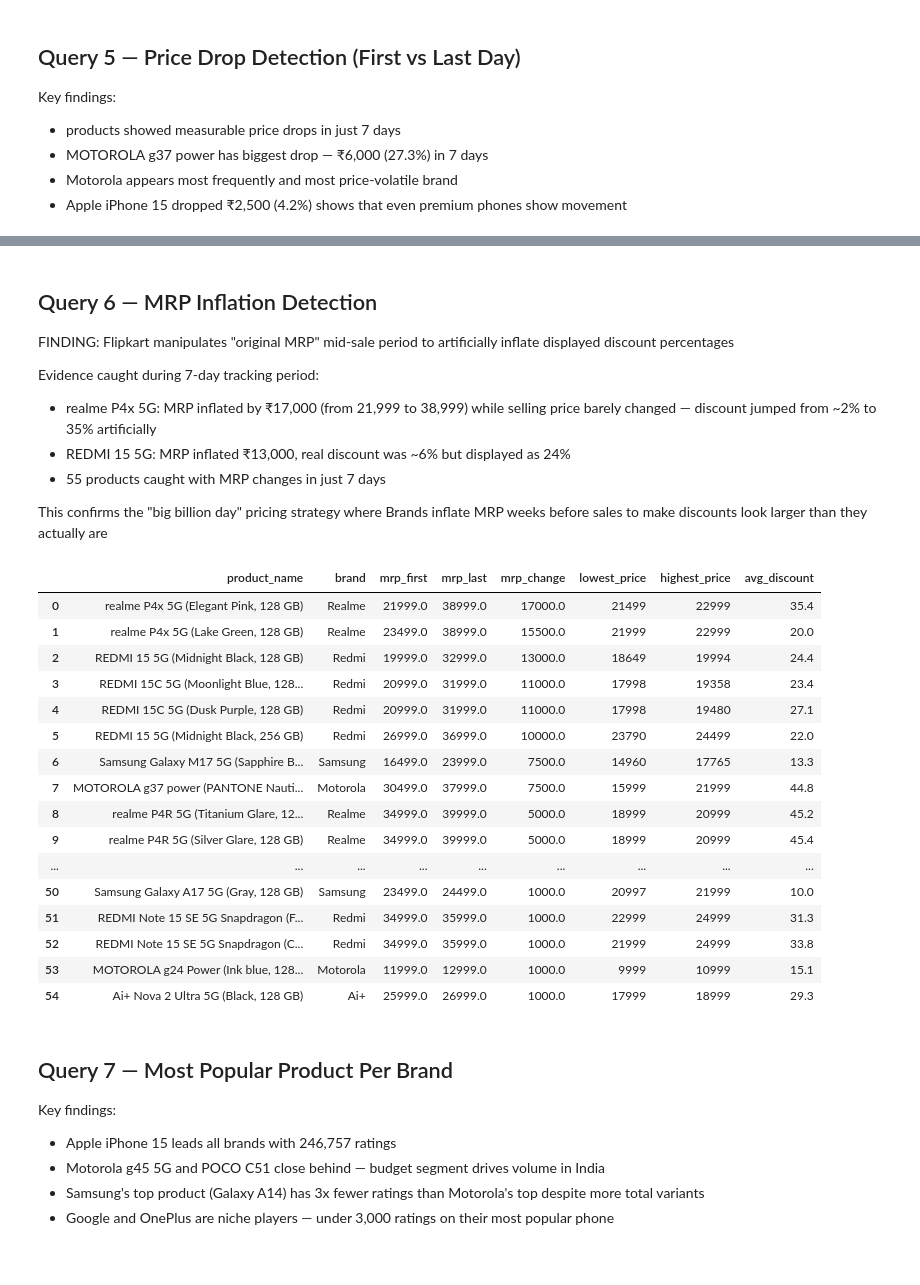
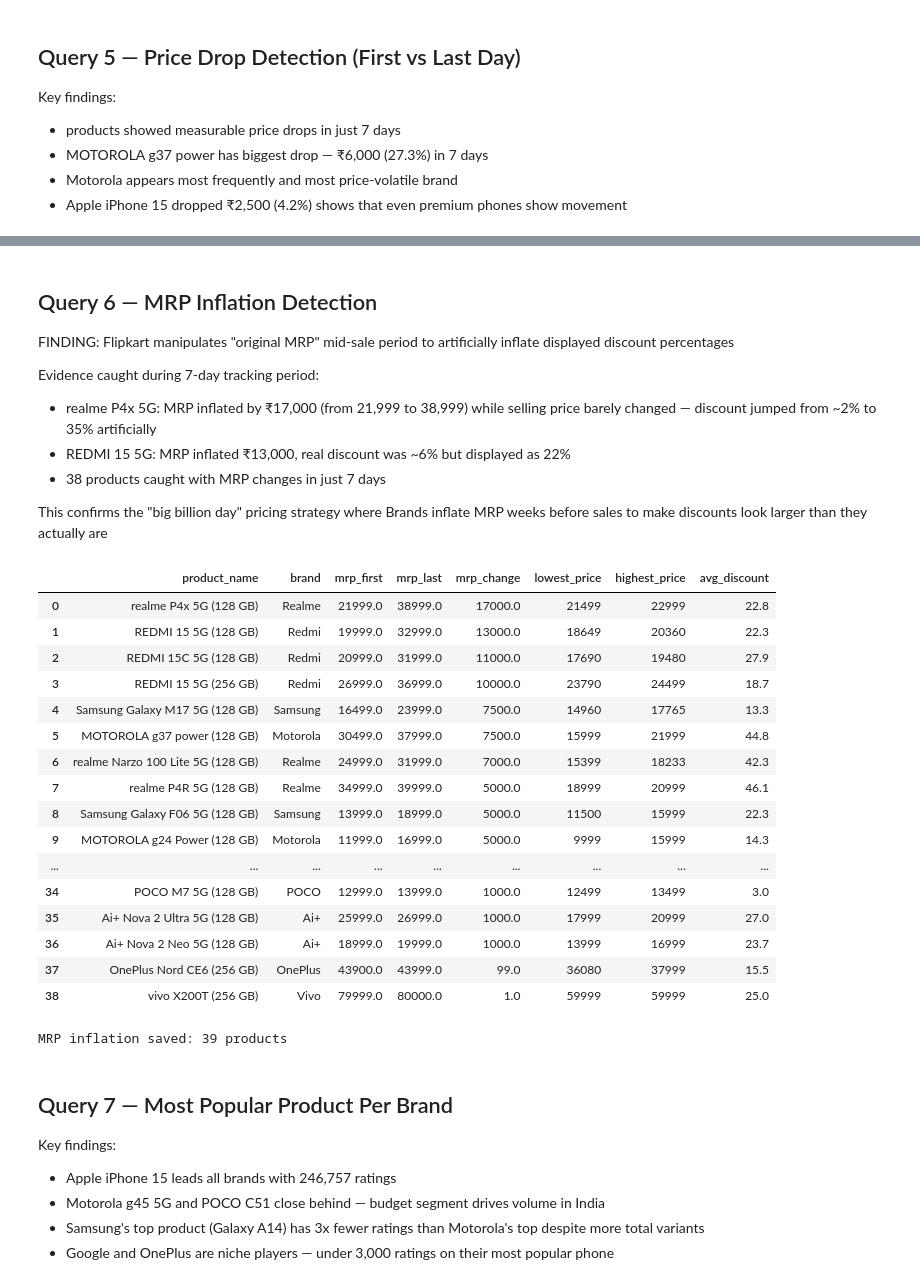
Before and after one commit to priyanka42903-collab/flipkart-smartphone-analysis, a Jupyter notebook: notebooks/sql_analysis.ipynb, the cells around one changed output, grey strips where cells are left out. Saved outputs shown, nothing was run; the diff lists cells and outputs as text; code cells hidden in the pictures.

Commit message:
feat: update data cleaning and SQL analysis with Power BI dashboard

```diff
--- a/notebooks/sql_analysis.ipynb
+++ b/notebooks/sql_analysis.ipynb
@@ -252,48 +260,57 @@ Evidence caught during 7-day tracking period:
   while selling price barely changed — discount jumped
   from ~2% to 35% artificially
 - REDMI 15 5G: MRP inflated ₹13,000, real discount was
-  ~6% but displayed as 24%
-- 55 products caught with MRP changes in just 7 days
+  ~6% but displayed as 22%
+- 38 products caught with MRP changes in just 7 days
 
 This confirms the "big billion day" pricing strategy where
 Brands inflate MRP weeks before sales to make discounts
 look larger than they actually are
 # %%
-query = """
+query_mrp = """
 SELECT
-    product_name,
+    base_product AS product_name,
     brand,
     MIN(original_mrp) AS mrp_first,
     MAX(original_mrp) AS mrp_last,
     MAX(original_mrp) - MIN(original_mrp) AS mrp_change,
     MIN(current_price) AS lowest_price,
     MAX(current_price) AS highest_price,
     ROUND(AVG(discount_pct), 1) AS avg_discount
 FROM price_history
 WHERE original_mrp IS NOT NULL
-GROUP BY product_name
+GROUP BY base_product
 HAVING MAX(original_mrp) != MIN(original_mrp)
 ORDER BY mrp_change DESC
 """
-pd.read_sql_query(query, conn)
+pd.read_sql_query(query_mrp, conn)
 # %% [output]
 |  | product_name | brand | mrp_first | mrp_last | mrp_change | lowest_price | highest_price | avg_discount |
-| 0 | realme P4x 5G (Elegant Pink, 128 GB) | Realme | 21999.0 | 38999.0 | 17000.0 | 21499 | 22999 | 35.4 |
-| 1 | realme P4x 5G (Lake Green, 128 GB) | Realme | 23499.0 | 38999.0 | 15500.0 | 21999 | 22999 | 20.0 |
-| 2 | REDMI 15 5G (Midnight Black, 128 GB) | Redmi | 19999.0 | 32999.0 | 13000.0 | 18649 | 19994 | 24.4 |
-| 3 | REDMI 15C 5G (Moonlight Blue, 128... | Redmi | 20999.0 | 31999.0 | 11000.0 | 17998 | 19358 | 23.4 |
-| 4 | REDMI 15C 5G (Dusk Purple, 128 GB) | Redmi | 20999.0 | 31999.0 | 11000.0 | 17998 | 19480 | 27.1 |
-| 5 | REDMI 15 5G (Midnight Black, 256 GB) | Redmi | 26999.0 | 36999.0 | 10000.0 | 23790 | 24499 | 22.0 |
-| 6 | Samsung Galaxy M17 5G (Sapphire B... | Samsung | 16499.0 | 23999.0 | 7500.0 | 14960 | 17765 | 13.3 |
-| 7 | MOTOROLA g37 power (PANTONE Nauti... | Motorola | 30499.0 | 37999.0 | 7500.0 | 15999 | 21999 | 44.8 |
-| 8 | realme P4R 5G (Titanium Glare, 12... | Realme | 34999.0 | 39999.0 | 5000.0 | 18999 | 20999 | 45.2 |
-| 9 | realme P4R 5G (Silver Glare, 128 GB) | Realme | 34999.0 | 39999.0 | 5000.0 | 18999 | 20999 | 45.4 |
+| 0 | realme P4x 5G (128 GB) | Realme | 21999.0 | 38999.0 | 17000.0 | 21499 | 22999 | 22.8 |
+| 1 | REDMI 15 5G (128 GB) | Redmi | 19999.0 | 32999.0 | 13000.0 | 18649 | 20360 | 22.3 |
+| 2 | REDMI 15C 5G (128 GB) | Redmi | 20999.0 | 31999.0 | 11000.0 | 17690 | 19480 | 27.9 |
+| 3 | REDMI 15 5G (256 GB) | Redmi | 26999.0 | 36999.0 | 10000.0 | 23790 | 24499 | 18.7 |
+| 4 | Samsung Galaxy M17 5G (128 GB) | Samsung | 16499.0 | 23999.0 | 7500.0 | 14960 | 17765 | 13.3 |
+| 5 | MOTOROLA g37 power (128 GB) | Motorola | 30499.0 | 37999.0 | 7500.0 | 15999 | 21999 | 44.8 |
+| 6 | realme Narzo 100 Lite 5G (128 GB) | Realme | 24999.0 | 31999.0 | 7000.0 | 15399 | 18233 | 42.3 |
+| 7 | realme P4R 5G (128 GB) | Realme | 34999.0 | 39999.0 | 5000.0 | 18999 | 20999 | 46.1 |
+| 8 | Samsung Galaxy F06 5G (128 GB) | Samsung | 13999.0 | 18999.0 | 5000.0 | 11500 | 15999 | 22.3 |
+| 9 | MOTOROLA g24 Power (128 GB) | Motorola | 11999.0 | 16999.0 | 5000.0 | 9999 | 15999 | 14.3 |
 | ... | ... | ... | ... | ... | ... | ... | ... | ... |
-| 50 | Samsung Galaxy A17 5G (Gray, 128 GB) | Samsung | 23499.0 | 24499.0 | 1000.0 | 20997 | 21999 | 10.0 |
-| 51 | REDMI Note 15 SE 5G Snapdragon (F... | Redmi | 34999.0 | 35999.0 | 1000.0 | 22999 | 24999 | 31.3 |
-| 52 | REDMI Note 15 SE 5G Snapdragon (C... | Redmi | 34999.0 | 35999.0 | 1000.0 | 21999 | 24999 | 33.8 |
-| 53 | MOTOROLA g24 Power (Ink blue, 128... | Motorola | 11999.0 | 12999.0 | 1000.0 | 9999 | 10999 | 15.1 |
-| 54 | Ai+ Nova 2 Ultra 5G (Black, 128 GB) | Ai+ | 25999.0 | 26999.0 | 1000.0 | 17999 | 18999 | 29.3 |
+| 34 | POCO M7 5G (128 GB) | POCO | 12999.0 | 13999.0 | 1000.0 | 12499 | 13499 | 3.0 |
+| 35 | Ai+ Nova 2 Ultra 5G (128 GB) | Ai+ | 25999.0 | 26999.0 | 1000.0 | 17999 | 20999 | 27.0 |
+| 36 | Ai+ Nova 2 Neo 5G (128 GB) | Ai+ | 18999.0 | 19999.0 | 1000.0 | 13999 | 16999 | 23.7 |
+| 37 | OnePlus Nord CE6 (256 GB) | OnePlus | 43900.0 | 43999.0 | 99.0 | 36080 | 37999 | 15.5 |
+| 38 | vivo X200T (256 GB) | Vivo | 79999.0 | 80000.0 | 1.0 | 59999 | 59999 | 25.0 |
+# %%
+df_mrp = pd.read_sql_query(query_mrp, conn)
+df_mrp.to_csv(
+    r"C:\Users\91935\PycharmProjects\flipkart-smartphone-analysis\data\processed\mrp_inflation_products.csv",
+    index=False
+)
+print(f"MRP inflation saved: {len(df_mrp)} products")
+# %% [output]
+MRP inflation saved: 39 products
 # %% [markdown]
 ## Query 7 — Most Popular Product Per Brand
 
```
Also changed, not shown: parts of 17 cells of this notebook, 4 other files.
